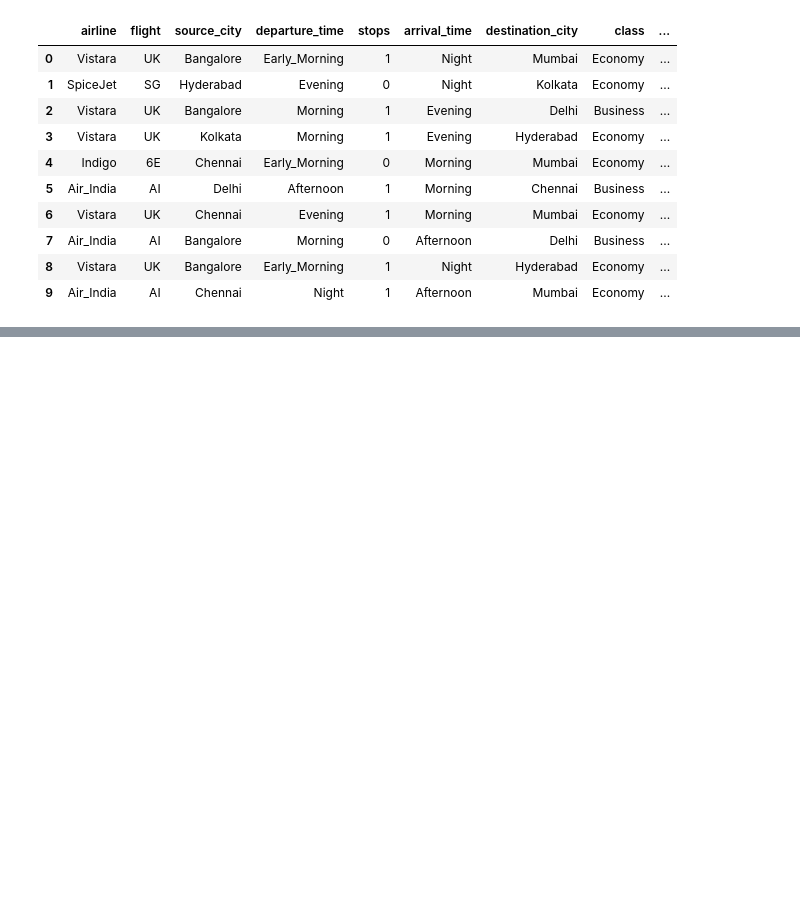
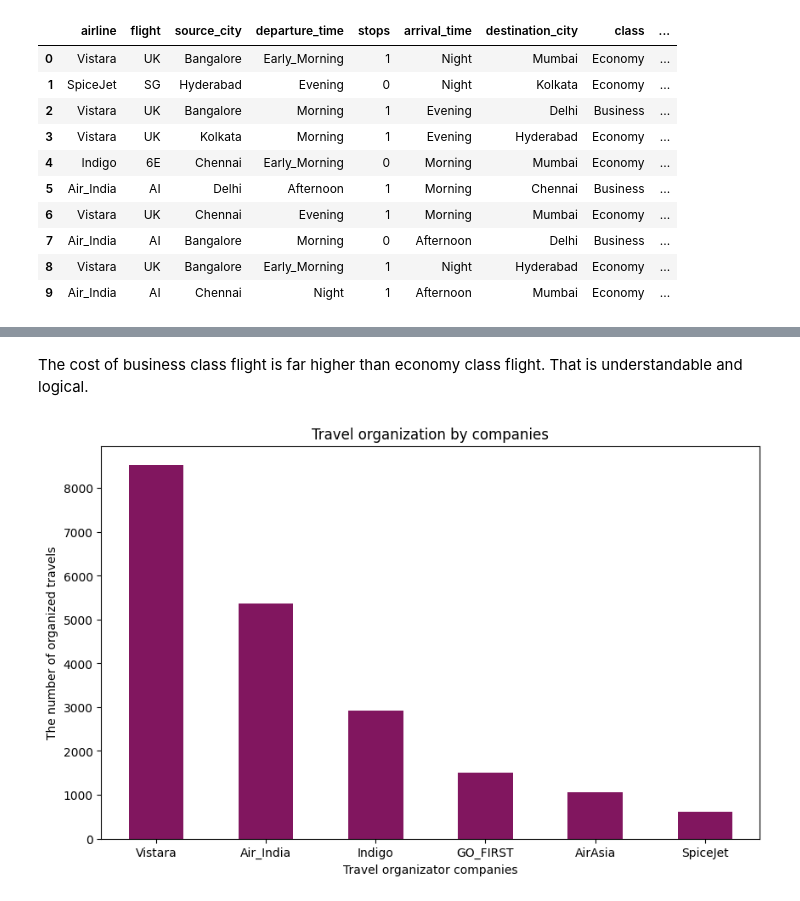
Before and after one commit to UmidjonDev/Flight-service-cost-predictor, a Jupyter notebook: individual_analysis.ipynb, the cells around one changed output, grey strips where cells are left out. Saved outputs shown, nothing was run; the diff lists cells and outputs as text; code cells hidden in the pictures; blank space fills up the shorter version.

```diff
--- a/individual_analysis.ipynb
+++ b/individual_analysis.ipynb
@@ -34,0 +67,15 @@ Name: price, dtype: float64
+# %% [markdown]
+The cost of business class flight is far higher than economy class flight. That is understandable and logical.
+# %%
+#Checking which company organized flights most compared to other companies
+airline_companies = analysis_data['airline'].value_counts()
+
+plt.figure(figsize=(10, 6))
+airline_companies.plot(kind='bar', color='#81165F')
+plt.title('Travel organization by companies')
+plt.xlabel('Travel organizator companies')
+plt.ylabel('The number of organized travels')
+plt.xticks(rotation=0)
+plt.show()
+# %% [output]
+[figure, added]
```
Also changed, not shown: parts of 17 cells of this notebook, 9 other files.
